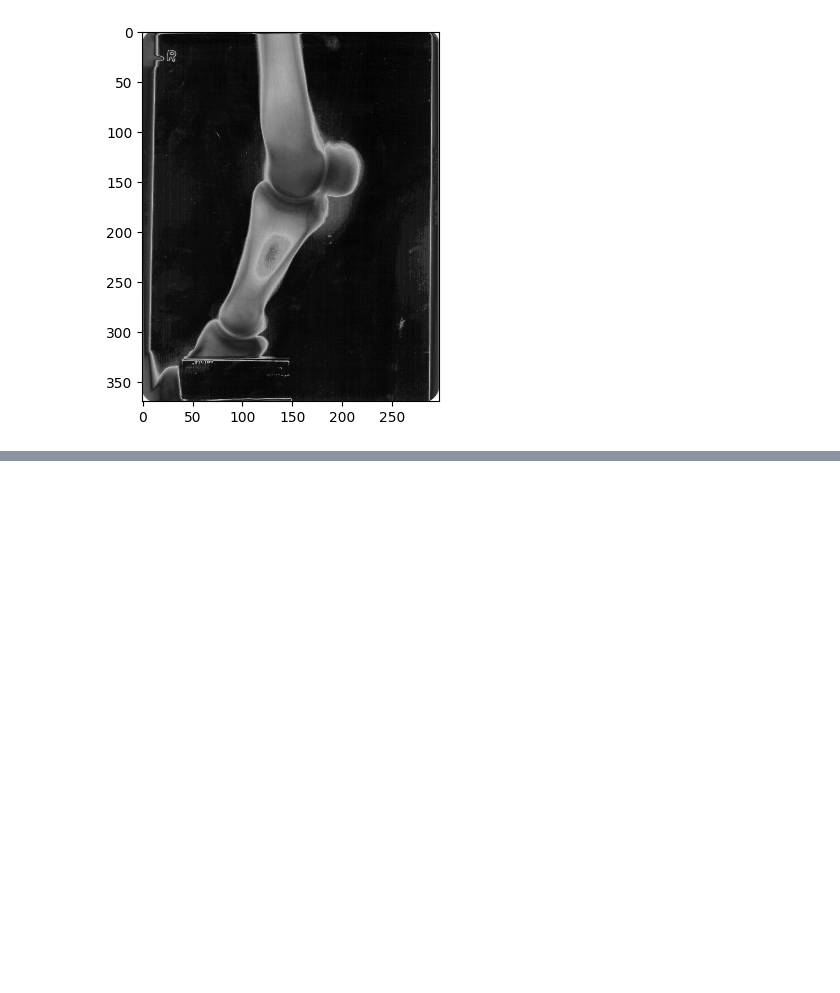
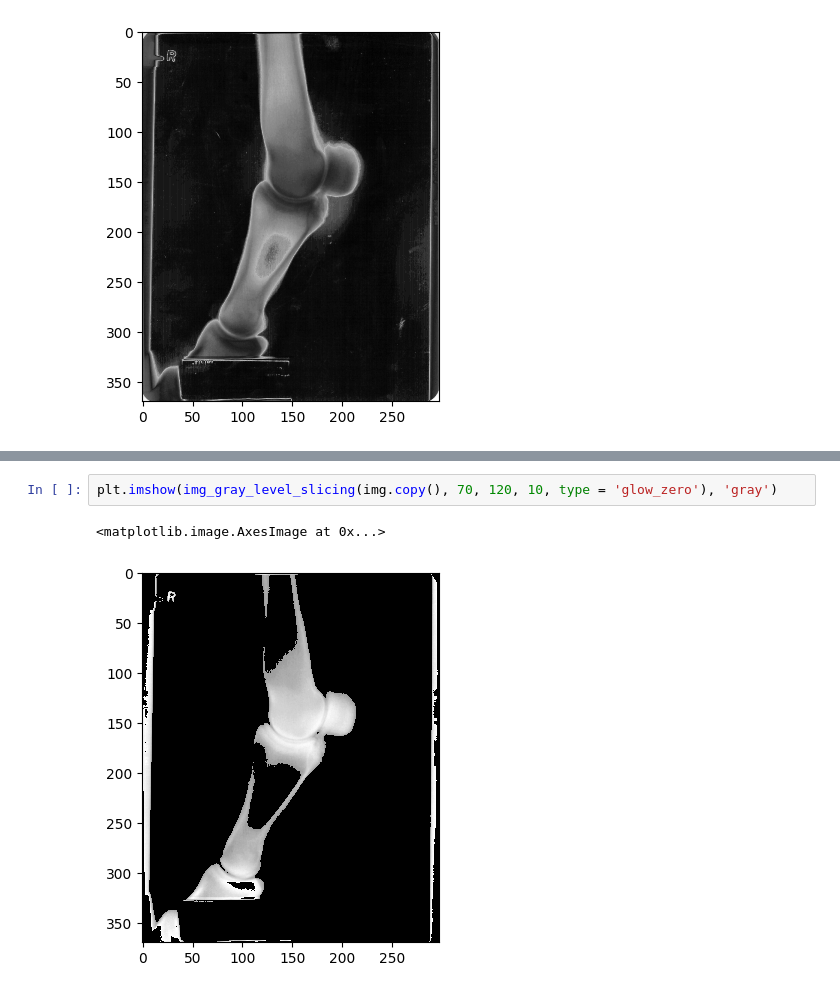
Before and after one commit to JuanIturriaga/practicaPDI, a Jupyter notebook: tp01.ipynb, the cells around one changed output, grey strips where cells are left out. Saved outputs shown, nothing was run; the diff lists cells and outputs as text; blank space fills up the shorter version.

```diff
--- a/tp01.ipynb
+++ b/tp01.ipynb
@@ -71,0 +81,5 @@ plt.imshow(img_contrast_stretching(img.copy(), points), 'gray')
+# %%
+plt.imshow(img_gray_level_slicing(img.copy(), 70, 120, 10, type = 'glow_zero'), 'gray')
+# %% [output]
+<matplotlib.image.AxesImage at 0x...>
+[figure, added]
```
Also changed, not shown: parts of 5 cells of this notebook.
